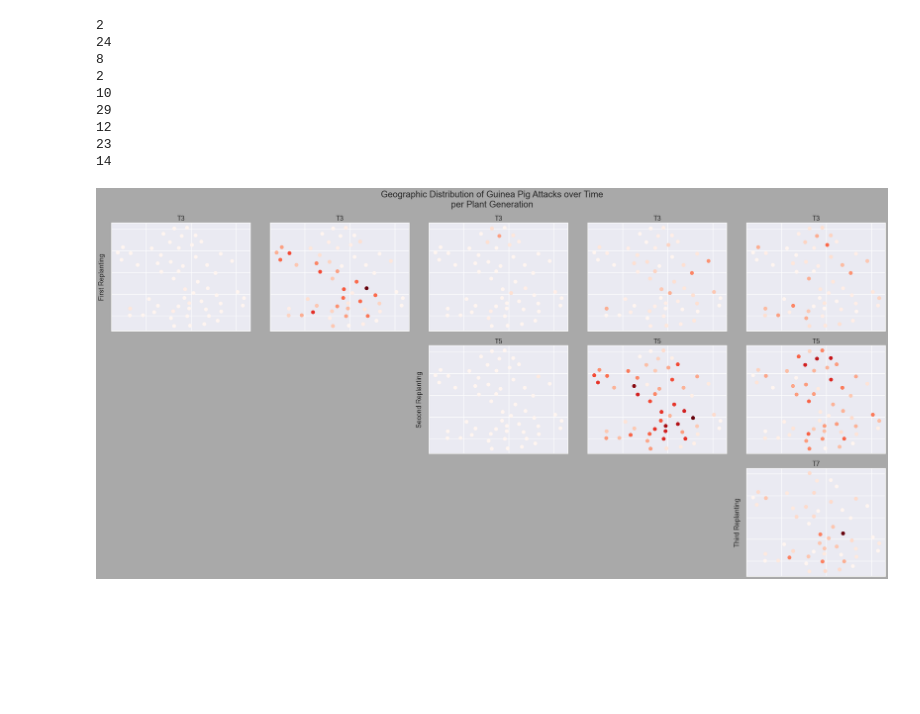
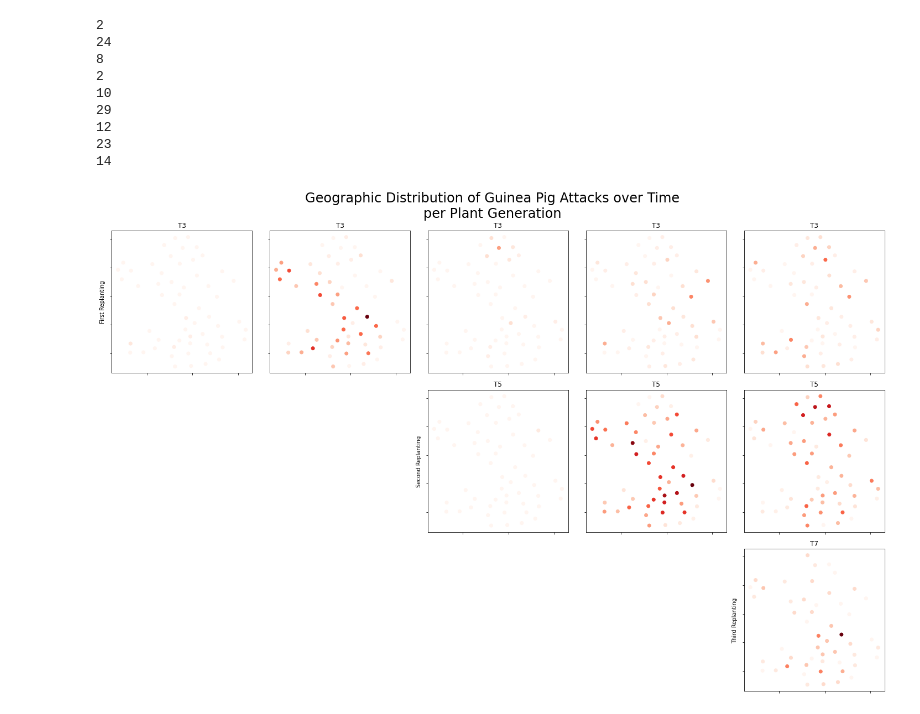
Before and after one commit to Slid61/Plant-Restoration-Data, a Jupyter notebook: Udacity Final Data Submission.ipynb, the cells around one changed output. Saved outputs shown, nothing was run; the diff lists cells and outputs as text; code cells hidden in the pictures; blank space fills up the shorter version.

Commit message:
Final version before submission. Deleted all spanish images. Adjusted resolution of others to submit to Medium

```diff
--- a/Udacity Final Data Submission.ipynb
+++ b/Udacity Final Data Submission.ipynb
@@ -1301,3 +1330,36 @@ reproductive.groupby(['Even_mon']).count()
 #The result of this table is that
 #Reproductive activity is definitely present but not measured consistently.
 #Not worth graphing.
+# %%
+curi_periodos = {}
+mod_events = ['T3', 'T4', 'T5', 'T6', 'T7'] #T1 and T2 have no data
+for time in mod_events:
+    curi_periodos[time] = reserve[reserve['Even_mon'] == time]\
+    .groupby(['COOR_ESTE', 'COOR_NORTE'])['Daño por Curi'].sum().reset_index()
+fig, axs = plt.subplots(1,5, figsize =(22,5))
+fig.suptitle('Geographic Distribution of Guinea Pig Attacks Over Time', fontsize=24)
+
+p = 0
+for mapa in curi_periodos:
+    data = curi_periodos[mapa]
+    x = 'COOR_ESTE'
+    y = 'COOR_NORTE'
+
+
+    plot = axs[p].scatter(x=x,
+                          y=y,
+                          data=data,
+                          c=data['Daño por Curi'].array,
+                          cmap ='Reds',
+                          vmin=0,
+                          vmax=46)
+    axs[p].set_title(mapa)
+    axs[p].set_xticklabels([])
+    axs[p].set_yticklabels([])
+    p += 1
+
+
+axs[2].set_xlabel('Longitude', size = 16)
+axs[0].set_ylabel('Latitude', size = 16)
+plt.subplots_adjust(top = 0.85, wspace = 0.05)
+#fig.savefig(figures+'Fig05 Geographic Distribution of Guinea Pig Attacks Over Time', dpi=600, bbox_inches='tight', transparent=True)
@@ -1337,8 +1401,8 @@ for time in nest:
 #A series of row/column tuples for the figure
 coords = [(0,0), (0,1), (0,2), (1,2), (0,3), (1,3), (0,4), (1,4), (2,4)]
 fig, axs = plt.subplots(3,5)
-fig.set_figheight(15)
-fig.set_figwidth(30)
+fig.set_figheight(13)
+fig.set_figwidth(20)
 fig.suptitle('Geographic Distribution of Guinea Pig Attacks over Time\nper Plant Generation', fontsize=24)
 
 vmax_dict = {'T3':24,'T5':29,'T7':14}
@@ -1350,36 +1414,36 @@ for time in nest:
         data = nest[time][event]
         x = 'COOR_ESTE'
         y = 'COOR_NORTE'
 
         plot = axs[coords[cc]].scatter(x=x,
                                        y=y,
                                        data=data,
                                        c=data['Daño por Curi'].array,
                                        cmap='Reds',
                                        vmin=0,
                                        vmax=vmax_dict[event])
         axs[coords[cc]].set_title(event)
         axs[coords[cc]].ticklabel_format(useOffset=False)
         axs[coords[cc]].tick_params(axis='x', labelsize=7)
         axs[coords[cc]].locator_params(axis='x', nbins=6)
         axs[coords[cc]].set_xticklabels([])
         axs[coords[cc]].set_yticklabels([])
 
         cc += 1
 
 axs[2, 3].set_xlabel('Longitúd', size = 16)
 axs[0, 0].set_ylabel('First Replanting')
 axs[1, 2].set_ylabel('Second Replanting')
 axs[2, 4].set_ylabel('Third Replanting')
 empty = [(1, 0), (1, 1), (2, 0), (2, 1), (2, 2), (2, 3)]
 for tup in empty:
     axs[tup].axis('off')
 fig.tight_layout()
-fig.patch.set_facecolor('darkgray') #Maybe make this transparent
 
-#fig.savefig(figures+'Resiembras Curi por Monitoreo (Relativo)', dpi=1200, bbox_inches='tight')
+
+#fig.savefig(figures+'Fig06 Geographic Distribution of Guinea Pig Attacks Over Time, by Time of Planting', dpi=600, bbox_inches='tight', transparent=True)
 # %% [output]
-[figure, old version]
+[figure, new version]
 # %%
 top5_group = reserve.groupby('Especie')[['Daño por Curi']].count()
 especies_curi = top5_group['Daño por Curi'].sort_values(ascending=False).head(10)
```
Also changed, not shown: parts of 19 cells of this notebook, 34 other files.
